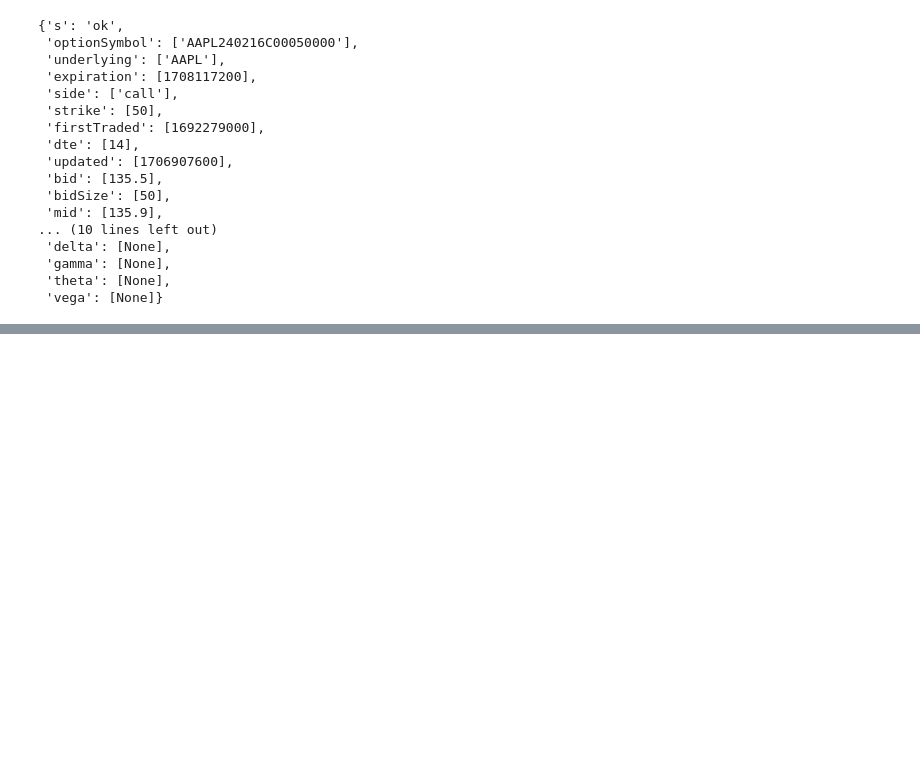
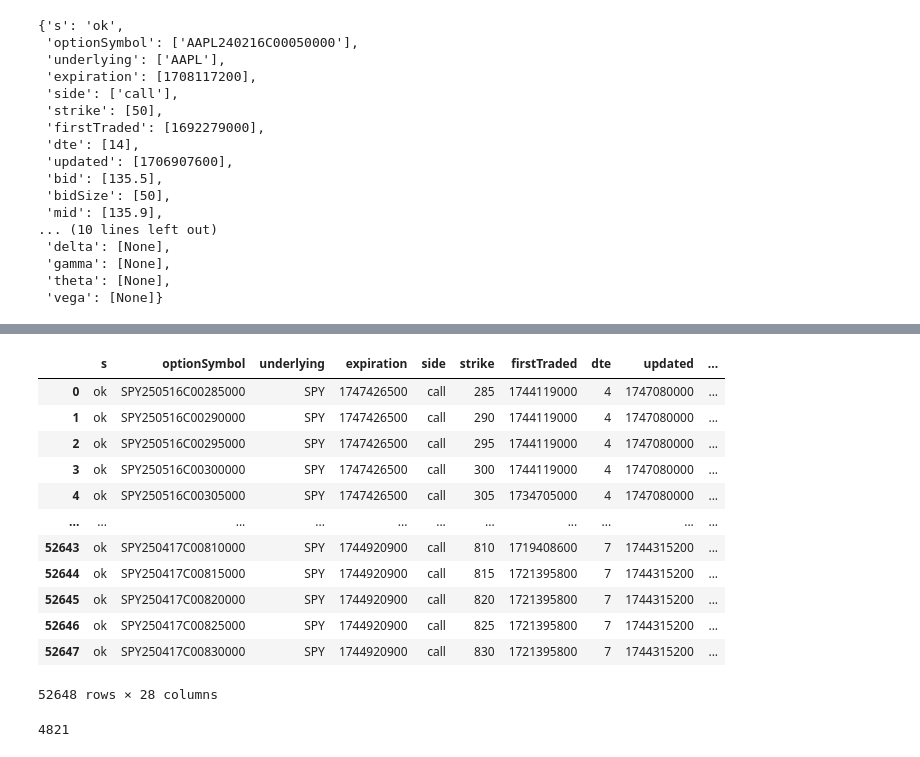
Before and after one commit to karandeeps18/Option-Pricing-using-Neural-Network, a Jupyter notebook: Notebooks/experiments.ipynb, the cells around one changed output, grey strips where cells are left out. Saved outputs shown, nothing was run; the diff lists cells and outputs as text; code cells hidden in the pictures; blank space fills up the shorter version.

```diff
--- a/Notebooks/experiments.ipynb
+++ b/Notebooks/experiments.ipynb
@@ -1520,0 +1529,6 @@ dict_keys(['s', 'optionSymbol', 'underlying', 'expiration', 'side', 'strike', 'f
+# %%
+# loop through all the days to get data
+start_date = "2025-01-01"
+end_date = "2026-01-03"
+
+trading_days = pd.date_range(start=start_date, end=end_date, freq='B') # for 250 business days
@@ -1520,0 +1589,47 @@ dict_keys(['s', 'optionSymbol', 'underlying', 'expiration', 'side', 'strike', 'f
+# %%
+RAW = root / "data" / "spy_option" / "raw"
+# %%
+import glob
+
+cleaned_data = []
+bronze_files = list(RAW.glob("*.json"))                 # glob to list all the files in the raw folder
+
+for path in bronze_files:
+    with open(path, "r") as f:                           # read mode open files
+        raw = json.load(f)
+        # Process
+        # create  df
+        df = pd.DataFrame(raw.get("chain", {}))
+
+        # add date
+        df["snapshot_date"] = raw.get("snapshot_date")
+
+        # get the stock price
+        stock_price = raw.get("spot", {}).get("c")
+        df["spot_price"] = stock_price[0] if isinstance(stock_price, list) else stock_price
+
+        # save
+        cleaned_data.append(df)
+
+
+final_df = pd.concat(cleaned_data, ignore_index=True)
+# %%
+final_df
+# %% [output]
+|  | s | optionSymbol | underlying | expiration | side | strike | firstTraded | dte | updated | ... |
+| 0 | ok | SPY250516C00285000 | SPY | 1747426500 | call | 285 | 1744119000 | 4 | 1747080000 | ... |
+| 1 | ok | SPY250516C00290000 | SPY | 1747426500 | call | 290 | 1744119000 | 4 | 1747080000 | ... |
+| 2 | ok | SPY250516C00295000 | SPY | 1747426500 | call | 295 | 1744119000 | 4 | 1747080000 | ... |
+| 3 | ok | SPY250516C00300000 | SPY | 1747426500 | call | 300 | 1744119000 | 4 | 1747080000 | ... |
+| 4 | ok | SPY250516C00305000 | SPY | 1747426500 | call | 305 | 1734705000 | 4 | 1747080000 | ... |
+| ... | ... | ... | ... | ... | ... | ... | ... | ... | ... | ... |
+| 52643 | ok | SPY250417C00810000 | SPY | 1744920900 | call | 810 | 1719408600 | 7 | 1744315200 | ... |
+| 52644 | ok | SPY250417C00815000 | SPY | 1744920900 | call | 815 | 1721395800 | 7 | 1744315200 | ... |
+| 52645 | ok | SPY250417C00820000 | SPY | 1744920900 | call | 820 | 1721395800 | 7 | 1744315200 | ... |
+| 52646 | ok | SPY250417C00825000 | SPY | 1744920900 | call | 825 | 1721395800 | 7 | 1744315200 | ... |
+| 52647 | ok | SPY250417C00830000 | SPY | 1744920900 | call | 830 | 1721395800 | 7 | 1744315200 | ... |
+52648 rows × 28 columns
+# %%
+final_df['optionSymbol'].nunique()
+# %% [output]
+4821
```
Also changed, not shown: parts of 37 cells of this notebook, 7 other files.
